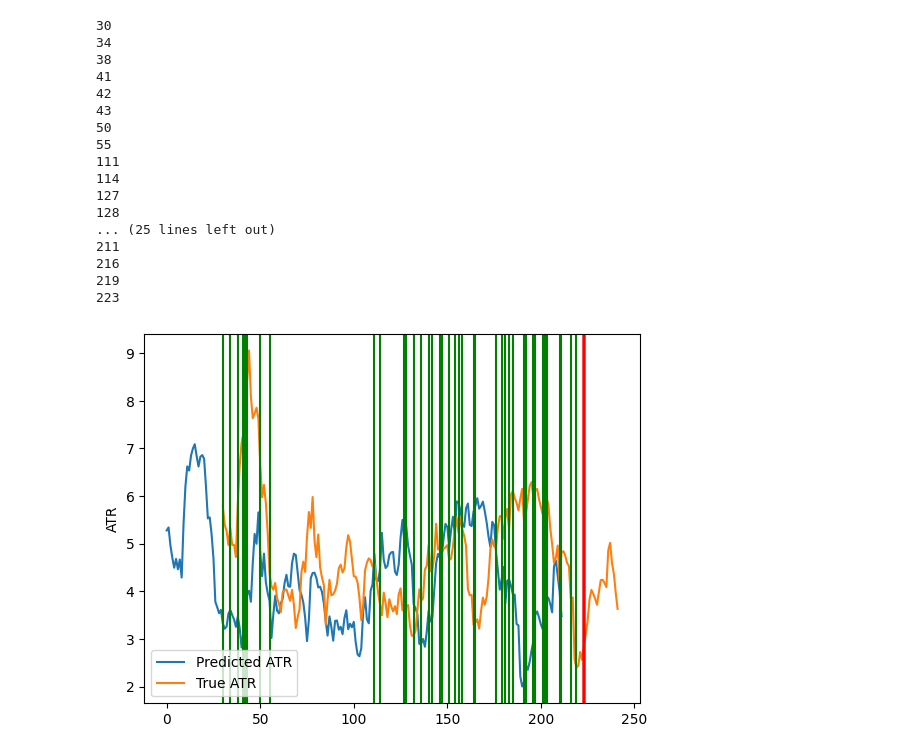
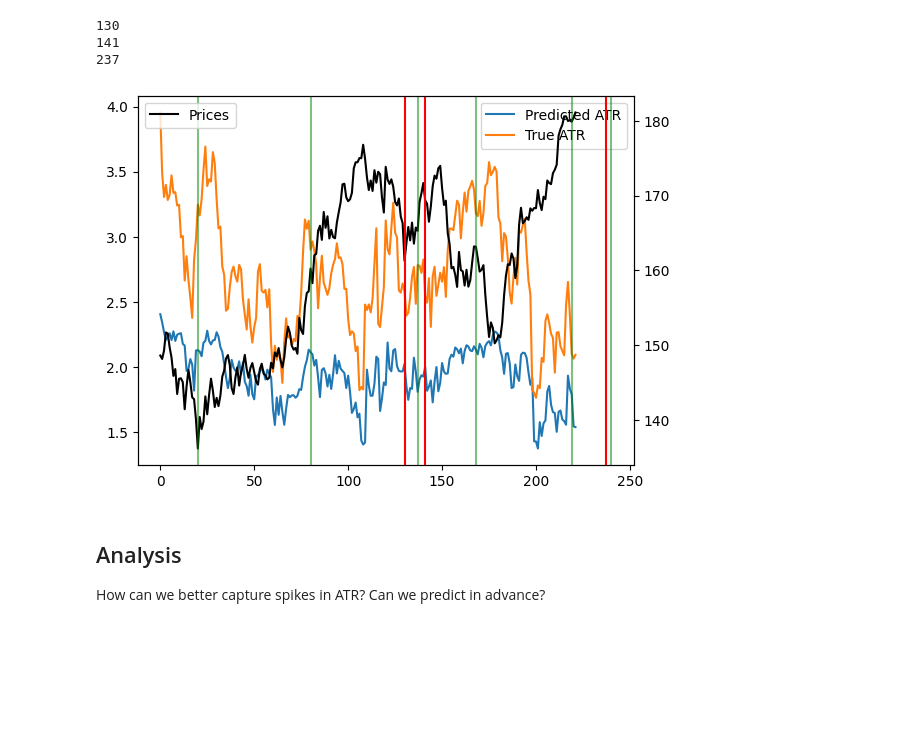
Before and after one commit to AkshayMurthy1/lstm-atr-prediction, a Jupyter notebook: stock-data/sim.ipynb, the cells around one changed output. Drawn from its saved outputs; the diff is of its cells as text; code cells hidden in the pictures; blank space fills up the shorter version.

Commit message:
ran tests and graphed results

```diff
--- a/stock-data/sim.ipynb
+++ b/stock-data/sim.ipynb
@@ -169,7 +172,7 @@ def get_trained_model(df,scaler,metric="ATR"):
     #training loop
 
     model = NN_LSTM(input_size=6,output_size=1)
-    epochs = 50
+    epochs = 20
     optim = torch.optim.Adam(params = model.parameters())
     crit = MSELoss()
     pde_crit = MSELoss()
@@ -203,22 +206,21 @@ def get_trained_model(df,scaler,metric="ATR"):
     plt.show()
     return model
 # %%
-import numpy as np
-import pandas as pd
 
-def backtest_atr_strategy(data: pd.DataFrame,
+def backtest_strategy(data: pd.DataFrame,
                           lstm_model,
                           scaler:StandardScaler,
                           vol_metric:str,
                           ini_cash=10000,
-                          T: int = 30,
-                          R: float = 1000.0,):
+                          R: float = 1000.0,
+                          upper_scale = 1.5,
+                          lower_scale = 1.5):
     """
     Backtest a simple ATR‑based mean‑reversion strategy:
       - Predict next ATR with an LSTM
       - If predicted ATR is unusually high → go flat (sell)
       - If unusually low → go long
-    Assumes 'data' has columns ['Open','High','Low','Close','ATR'].
+    Assumes 'data' has columns ['index','Open','High','Low','Close',vol_metric].
     'scaler' is a fitted StandardScaler on the train-period ATR.
     """
     cash = ini_cash
@@ -226,6 +228,7 @@ def backtest_atr_strategy(data: pd.DataFrame,
 
     buys = []
     sells = []
+    preds = []
     passive_shares = ini_cash/data.loc[T,"Open"]
     # Precompute rolling IQR thresholds on ATR over T bars
     # (we’ll compute quantiles on‑the‑fly inside the loop)
@@ -235,8 +238,8 @@ def backtest_atr_strategy(data: pd.DataFrame,
         q3 = window_atr.quantile(0.75)
         med = window_atr.quantile(0.50)
         iqr = q3 - q1
-        lower = med - 1.5 * iqr
-        upper = med + 1.5 * iqr
+        lower = med - upper_scale * iqr
+        upper = med + lower_scale * iqr
 
         # Prepare model input: last T bars of OHLC + normalized ATR
         X = data[['index','Open','High','Low','Close']].iloc[i-T:i].copy()
@@ -249,6 +252,7 @@ def backtest_atr_strategy(data: pd.DataFrame,
         #print(atr_next_norm.shape)
         atr_next_norm=atr_next_norm.item()
         atr_next = scaler.inverse_transform([[atr_next_norm]])[0,0]
+        preds.append(atr_next)
 
         # next bar’s prices
         open_next  = data['Open'].iloc[i+1]
@@ -279,5 +283,5 @@ def backtest_atr_strategy(data: pd.DataFrame,
     # At end, mark-to-market at last close
     final_value = cash + shares * data['Close'].iloc[-1]
     passive_value = passive_shares*data['Close'].iloc[-1]
-    return final_value, cash, shares,passive_value,buys,sells
+    return final_value, cash, shares,passive_value,buys,sells,preds
 # %%
@@ -374,7 +376,7 @@ def get_model_preds(df:pd.DataFrame,model,scaler,vol_metric="ATR"):
         preds.append(pred)
     return preds
 # %%
-ticker = 'SPY'
+ticker = 'XLY'
 start = '2001-01-01'
 end = '2022-07-07'
 start_n = '2023-01-01'
@@ -435,5 +445,5 @@ read  250  lines of data for ticker:  SPY
 # %%
-final_value, money, shares,passive_value,buy_points,sell_points = backtest_atr_strategy_del(data_test,model_sd,scaler_sd,"SD_Log_Close")
+final_value, money, shares,passive_value,buy_points,sell_points,atr_preds = backtest_strategy(data_test,model,scaler,"ATR",upper_scale=2,lower_scale=1.3)
 print(f"Final Value: {final_value}, Final Money: {money}, Final Shares: {shares}")
 print(f"Passive Value {passive_value}")
 # %% [output]
@@ -457,32 +467,26 @@ Passive Value 11886.613149273515
 # %%
-T=30
-atr_preds = get_model_preds(data_test,model,scaler)
-true_atr = data_test["ATR"].iloc[T:len(data_test)-1]
+#atr_preds = get_model_preds(data_test,model,scaler)
+true_atr = np.array(data_test["ATR"].iloc[T:len(data_test)-1])
+prices = np.array(data_test["Open"].iloc[T:len(data_test)-1])
+#sns.lineplot(atr_preds_1,color="red")
 sns.lineplot(atr_preds,label="Predicted ATR")
 sns.lineplot(true_atr,label="True ATR")
+ax2 = plt.twinx()
+sns.lineplot(prices,label = "Prices",ax=ax2,color="Black")
 plt.legend()
 for buy in buy_points:
-    print(buy)
-    plt.axvline(x=buy,label="Buy",color="Green")
+    #print(buy)
+    plt.axvline(x=buy,label="Buy",color="Green",alpha = .5)
 for sell in sell_points:
-    plt.axvline(x=buy,label="Sell",color="Red")
+    print(sell)
+    plt.axvline(x=sell,label="Sell",color="Red")
 # %% [output]
-30
-34
-38
-41
-42
-43
-50
-55
-111
-114
-127
-128
-... (25 lines left out)
-211
-216
-219
-223
+130
+141
+237
-[figure, old version]
+[figure, new version]
+# %% [markdown]
+## Analysis
+How can we better capture spikes in ATR?
+Can we predict in advance?
 # %%
```
Also changed, not shown: parts of 11 cells of this notebook, 8 other files.
